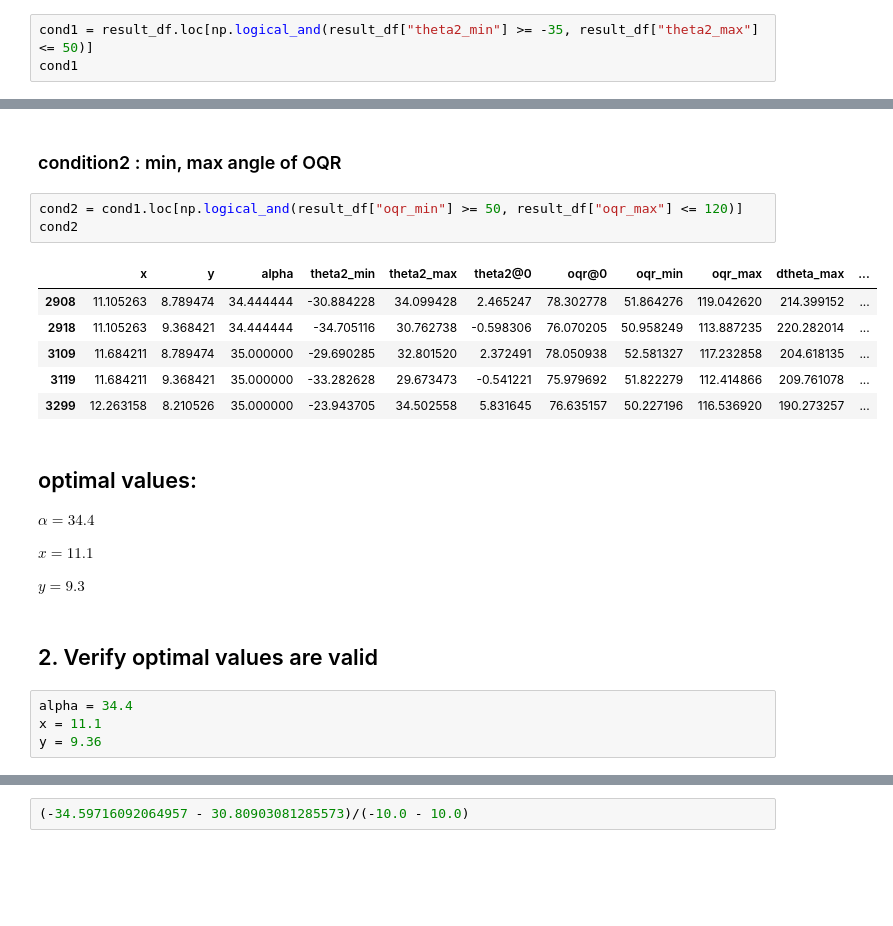
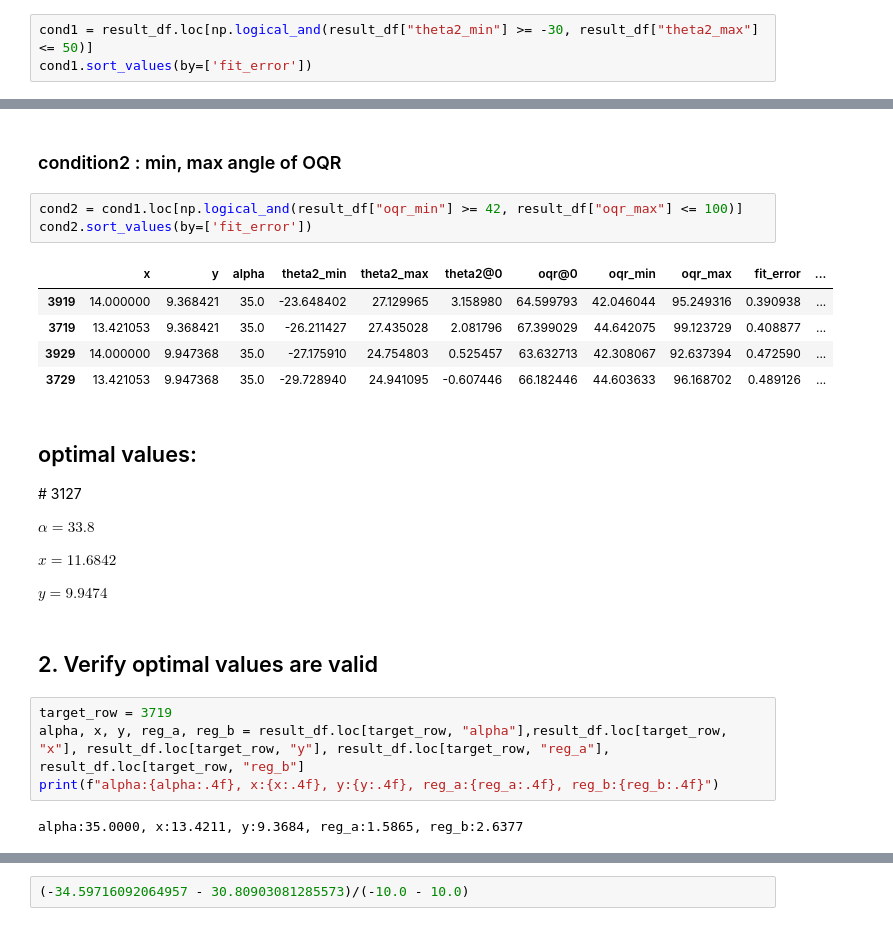
Before and after one commit to Dashadower/SW_IED, a Jupyter notebook: optimal_arm_length.ipynb, the cells around one changed output, grey strips where cells are left out. Saved outputs shown, nothing was run; the diff lists cells and outputs as text; blank space fills up the shorter version.

```diff
--- a/optimal_arm_length.ipynb
+++ b/optimal_arm_length.ipynb
@@ -178,6 +186,6 @@ $-60° <= \theta_2 <= 60°$
 
 -55 is the lowest the lower arm can go before hitting the backplate. 50 seems like a reasonable max angle
 # %%
-cond1 = result_df.loc[np.logical_and(result_df["theta2_min"] >= -35, result_df["theta2_max"] <= 50)]
-cond1
+cond1 = result_df.loc[np.logical_and(result_df["theta2_min"] >= -30, result_df["theta2_max"] <= 50)]
+cond1.sort_values(by=['fit_error'])
 # %% [output]
@@ -197,27 +205,31 @@ cond1
 # %% [markdown]
 ### condition2 : min, max angle of OQR
 # %%
-cond2 = cond1.loc[np.logical_and(result_df["oqr_min"] >= 50, result_df["oqr_max"] <= 120)]
-cond2
+cond2 = cond1.loc[np.logical_and(result_df["oqr_min"] >= 42, result_df["oqr_max"] <= 100)]
+cond2.sort_values(by=['fit_error'])
 # %% [output]
-|  | x | y | alpha | theta2_min | theta2_max | theta2@0 | oqr@0 | oqr_min | oqr_max | dtheta_max | ... |
-| 2908 | 11.105263 | 8.789474 | 34.444444 | -30.884228 | 34.099428 | 2.465247 | 78.302778 | 51.864276 | 119.042620 | 214.399152 | ... |
-| 2918 | 11.105263 | 9.368421 | 34.444444 | -34.705116 | 30.762738 | -0.598306 | 76.070205 | 50.958249 | 113.887235 | 220.282014 | ... |
-| 3109 | 11.684211 | 8.789474 | 35.000000 | -29.690285 | 32.801520 | 2.372491 | 78.050938 | 52.581327 | 117.232858 | 204.618135 | ... |
-| 3119 | 11.684211 | 9.368421 | 35.000000 | -33.282628 | 29.673473 | -0.541221 | 75.979692 | 51.822279 | 112.414866 | 209.761078 | ... |
-| 3299 | 12.263158 | 8.210526 | 35.000000 | -23.943705 | 34.502558 | 5.831645 | 76.635157 | 50.227196 | 116.536920 | 190.273257 | ... |
+|  | x | y | alpha | theta2_min | theta2_max | theta2@0 | oqr@0 | oqr_min | oqr_max | fit_error | ... |
+| 3919 | 14.000000 | 9.368421 | 35.0 | -23.648402 | 27.129965 | 3.158980 | 64.599793 | 42.046044 | 95.249316 | 0.390938 | ... |
+| 3719 | 13.421053 | 9.368421 | 35.0 | -26.211427 | 27.435028 | 2.081796 | 67.399029 | 44.642075 | 99.123729 | 0.408877 | ... |
+| 3929 | 14.000000 | 9.947368 | 35.0 | -27.175910 | 24.754803 | 0.525457 | 63.632713 | 42.308067 | 92.637394 | 0.472590 | ... |
+| 3729 | 13.421053 | 9.947368 | 35.0 | -29.728940 | 24.941095 | -0.607446 | 66.182446 | 44.603633 | 96.168702 | 0.489126 | ... |
 # %% [markdown]
 ## optimal values:
-$\alpha = 34.4$
 
-$x = 11.1$
+\# 3127
 
-$y = 9.3$
+$\alpha = 33.8$
+
+$x = 11.6842$
+
+$y = 9.9474$
 # %% [markdown]
 ## 2. Verify optimal values are valid
 # %%
-alpha = 34.4
-x = 11.1
-y = 9.36
+target_row = 3719
+alpha, x, y, reg_a, reg_b = result_df.loc[target_row, "alpha"],result_df.loc[target_row, "x"], result_df.loc[target_row, "y"], result_df.loc[target_row, "reg_a"], result_df.loc[target_row, "reg_b"]
+print(f"alpha:{alpha:.4f}, x:{x:.4f}, y:{y:.4f}, reg_a:{reg_a:.4f}, reg_b:{reg_b:.4f}")
+# %% [output]
+alpha:35.0000, x:13.4211, y:9.3684, reg_a:1.5865, reg_b:2.6377
 # %%
 %matplotlib notebook
```
Also changed, not shown: parts of 5 cells of this notebook.
